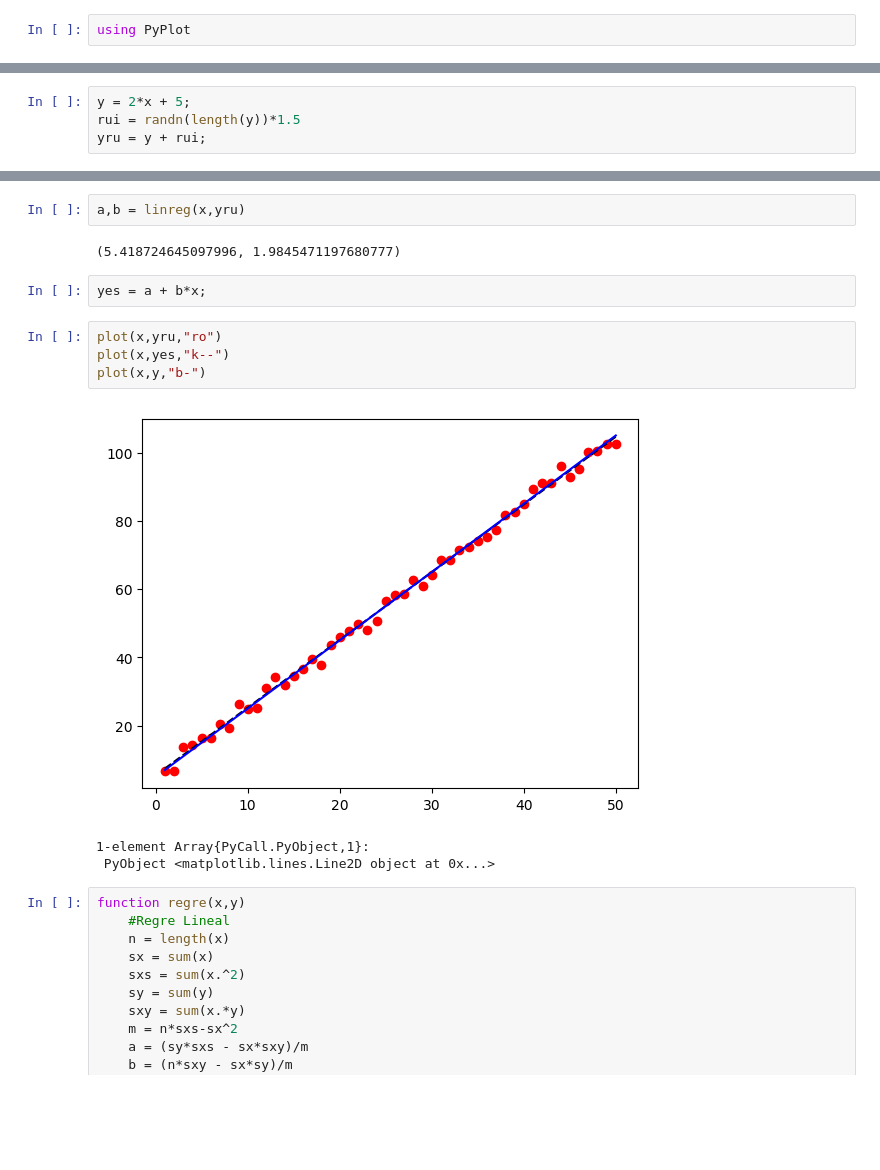
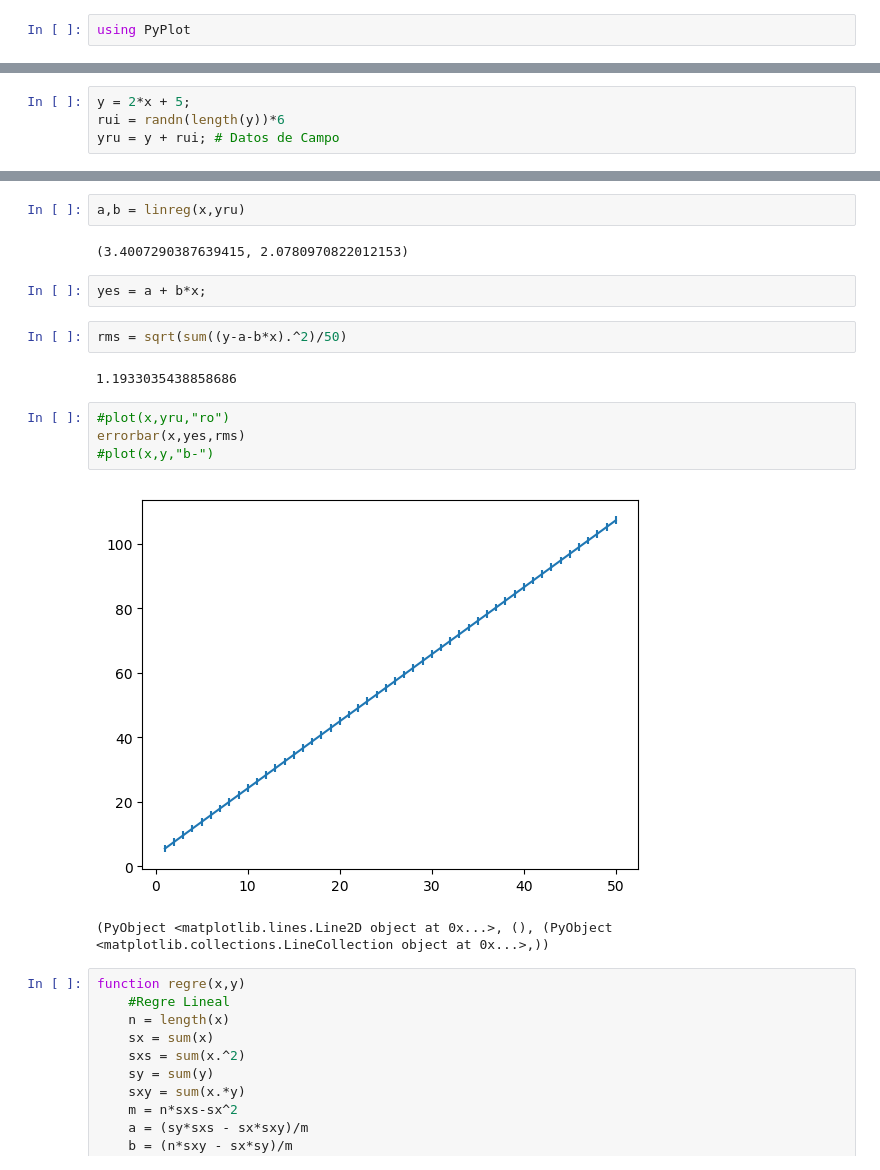
Before and after one commit to vhmar/ProgramacionJulia, a Jupyter notebook: Class3Functions.ipynb, the cells around one changed output, grey strips where cells are left out. Drawn from its saved outputs; the diff is of its cells as text; blank space fills up the shorter version.

```diff
--- a/Class3Functions.ipynb
+++ b/Class3Functions.ipynb
@@ -26,7 +26,7 @@ x = collect(1:1:50);
 # %%
 y = 2*x + 5;
-rui = randn(length(y))*1.5
-yru = y + rui;
+rui = randn(length(y))*6
+yru = y + rui; # Datos de Campo
 # %%
 plot(x,yru,"o")
 xlabel("X")
@@ -38,17 +38,20 @@ PyObject <matplotlib.text.Text object at 0x...>
 # %%
 a,b = linreg(x,yru)
 # %% [output]
-(5.418724645097996, 1.9845471197680777)
+(3.4007290387639415, 2.0780970822012153)
 # %%
 yes = a + b*x;
+# %%
+rms = sqrt(sum((y-a-b*x).^2)/50)
+# %% [output]
+1.1933035438858686
 # %%
-plot(x,yru,"ro")
-plot(x,yes,"k--")
-plot(x,y,"b-")
+#plot(x,yru,"ro")
+errorbar(x,yes,rms)
+#plot(x,y,"b-")
 # %% [output]
-[figure, old version]
+[figure, new version]
-1-element Array{PyCall.PyObject,1}:
- PyObject <matplotlib.lines.Line2D object at 0x...>
+(PyObject <matplotlib.lines.Line2D object at 0x...>, (), (PyObject <matplotlib.collections.LineCollection object at 0x...>,))
 # %%
 function regre(x,y)
     #Regre Lineal
```
Also changed, not shown: parts of 9 cells of this notebook, 1 other file.
